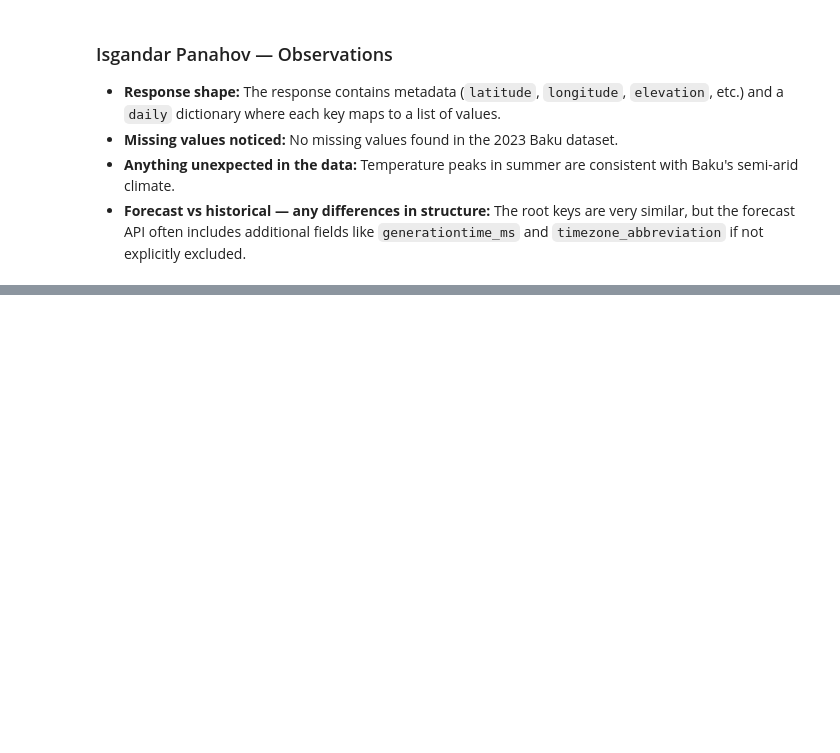
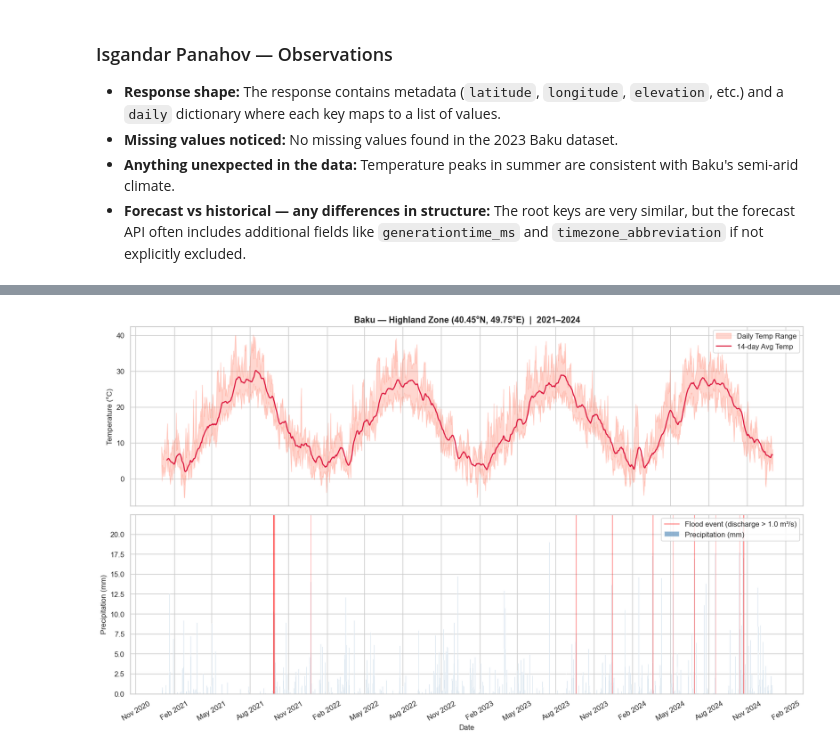
Before and after one commit to AliAgabalayev/Baku-Sentinel-Advanced-Flash-Flood-Forecasting-System, a Jupyter notebook: notebooks/day_01_exploration.ipynb, the cells around one changed output, grey strips where cells are left out. Saved outputs shown, nothing was run; the diff lists cells and outputs as text; code cells hidden in the pictures; blank space fills up the shorter version.

Commit message:
chore: Initial data exploration and visualization

```diff
--- a/notebooks/day_01_exploration.ipynb
+++ b/notebooks/day_01_exploration.ipynb
@@ -381,0 +540,37 @@ We will track the following 6 variables to capture the climatic diversity across
+# %%
+# ── 5. Temperature range + Precipitation with flood events overlay ────────
+fig, axes = plt.subplots(2, 1, figsize=(15, 9), sharex=True)
+
+# — Temperature panel —
+ax1 = axes[0]
+ax1.fill_between(df.index, df['temperature_2m_min'], df['temperature_2m_max'],
+                 alpha=0.25, color='tomato', label='Daily Temp Range')
+ax1.plot(df.index, df['temperature_2m_mean'].rolling(14).mean(),
+         color='crimson', linewidth=1.6, label='14-day Avg Temp')
+ax1.set_ylabel('Temperature (°C)', fontsize=11)
+ax1.set_title(f'Baku — Highland Zone (40.45°N, 49.75°E)  |  2021–2024', fontsize=13, fontweight='bold')
+ax1.legend(loc='upper right')
+
+# — Precipitation + flood events panel —
+ax2 = axes[1]
+ax2.bar(df.index, df['precipitation_sum'], width=1.0, color='steelblue', alpha=0.6, label='Precipitation (mm)')
+
+# Overlay flood days as red vertical spans
+flood_dates = df[df['is_flood'] == 1].index
+for fd in flood_dates:
+    ax2.axvline(fd, color='red', alpha=0.35, linewidth=0.8)
+
+# Dummy line for legend
+ax2.axvline(flood_dates[0] if len(flood_dates) else df.index[0],
+            color='red', alpha=0.6, linewidth=1.2, label=f'Flood event (discharge > {DISCHARGE_THRESHOLD} m³/s)')
+ax2.set_ylabel('Precipitation (mm)', fontsize=11)
+ax2.set_xlabel('Date', fontsize=11)
+ax2.legend(loc='upper right')
+
+ax2.xaxis.set_major_locator(mdates.MonthLocator(interval=3))
+ax2.xaxis.set_major_formatter(mdates.DateFormatter('%b %Y'))
+plt.xticks(rotation=30)
+plt.tight_layout()
+plt.show()
+# %% [output]
+[figure, added]
```
Also changed, not shown: parts of 12 cells of this notebook.
